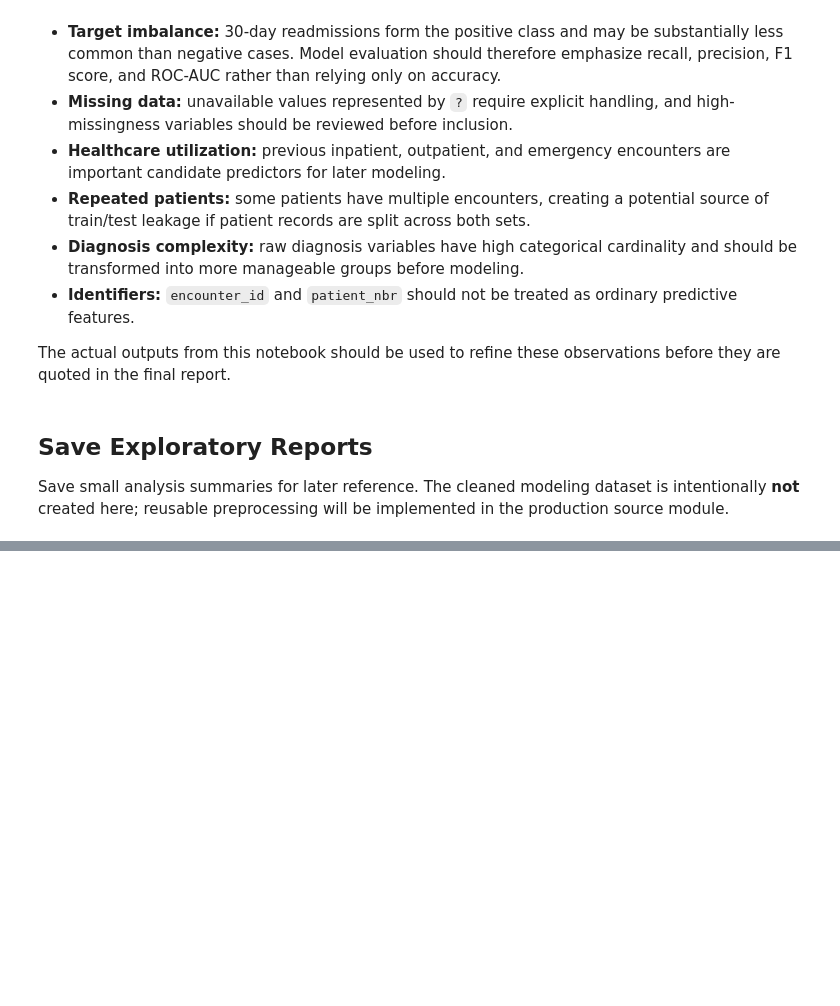
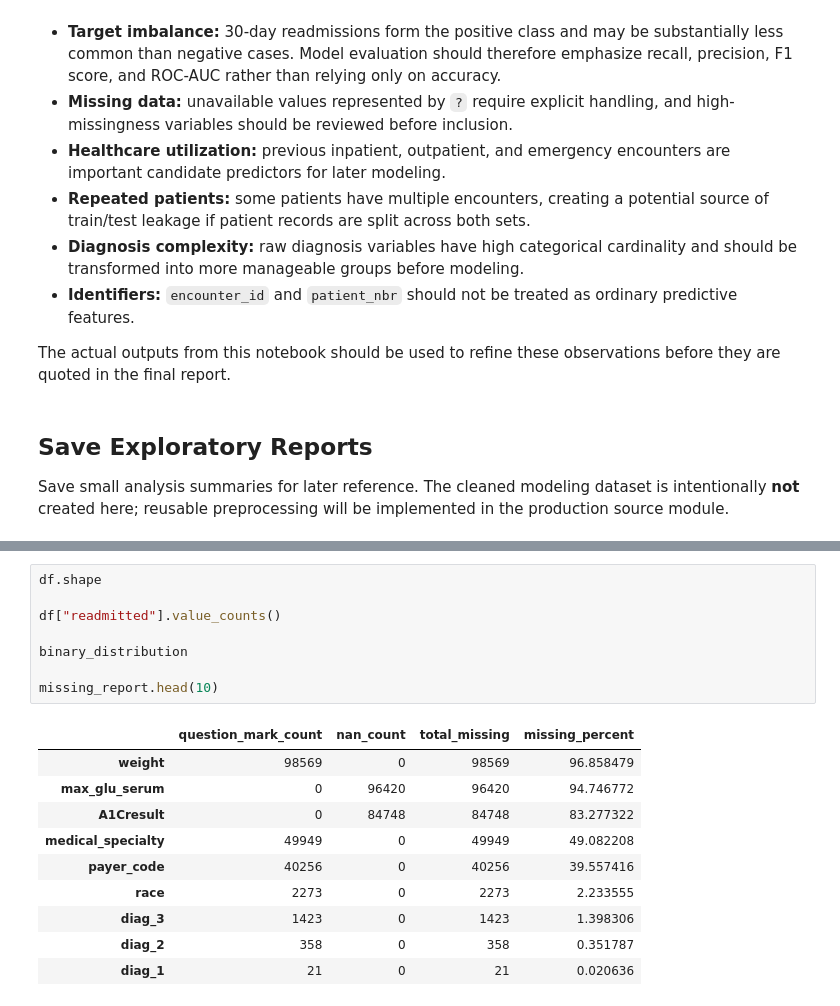
Before and after one commit to nsekularac1/healthcare_capstone, a Jupyter notebook: notebooks/01_diabetes_eda.ipynb, the cells around one changed output, grey strips where cells are left out. Saved outputs shown, nothing was run; the diff lists cells and outputs as text; blank space fills up the shorter version.

```diff
--- a/notebooks/01_diabetes_eda.ipynb
+++ b/notebooks/01_diabetes_eda.ipynb
@@ -522,0 +888,19 @@ That module will convert the exploratory findings from this notebook into a repr
+# %%
+df.shape
+
+df["readmitted"].value_counts()
+
+binary_distribution
+
+missing_report.head(10)
+# %% [output]
+|  | question_mark_count | nan_count | total_missing | missing_percent |
+| weight | 98569 | 0 | 98569 | 96.858479 |
+| max_glu_serum | 0 | 96420 | 96420 | 94.746772 |
+| A1Cresult | 0 | 84748 | 84748 | 83.277322 |
+| medical_specialty | 49949 | 0 | 49949 | 49.082208 |
+| payer_code | 40256 | 0 | 40256 | 39.557416 |
+| race | 2273 | 0 | 2273 | 2.233555 |
+| diag_3 | 1423 | 0 | 1423 | 1.398306 |
+| diag_2 | 358 | 0 | 358 | 0.351787 |
+| diag_1 | 21 | 0 | 21 | 0.020636 |
```
Also changed, not shown: parts of 42 cells of this notebook, 2 other files.
